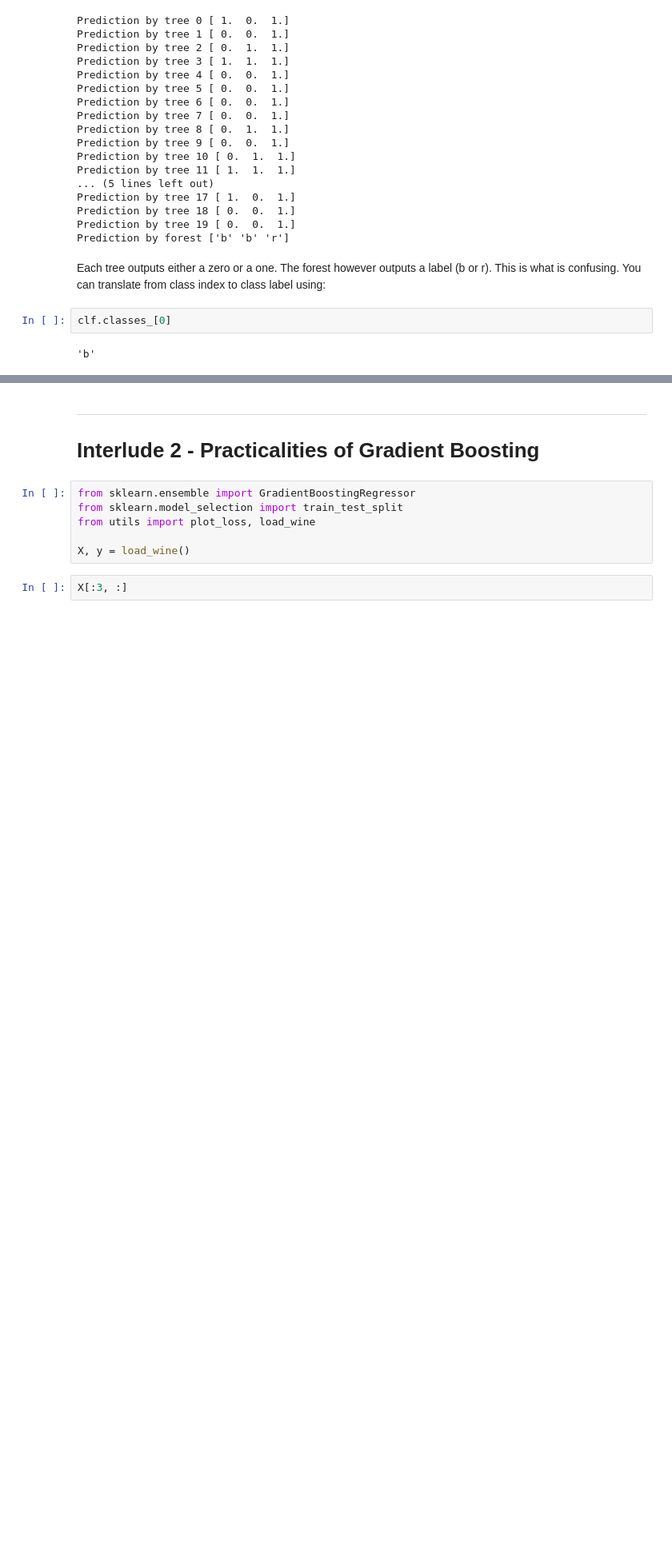
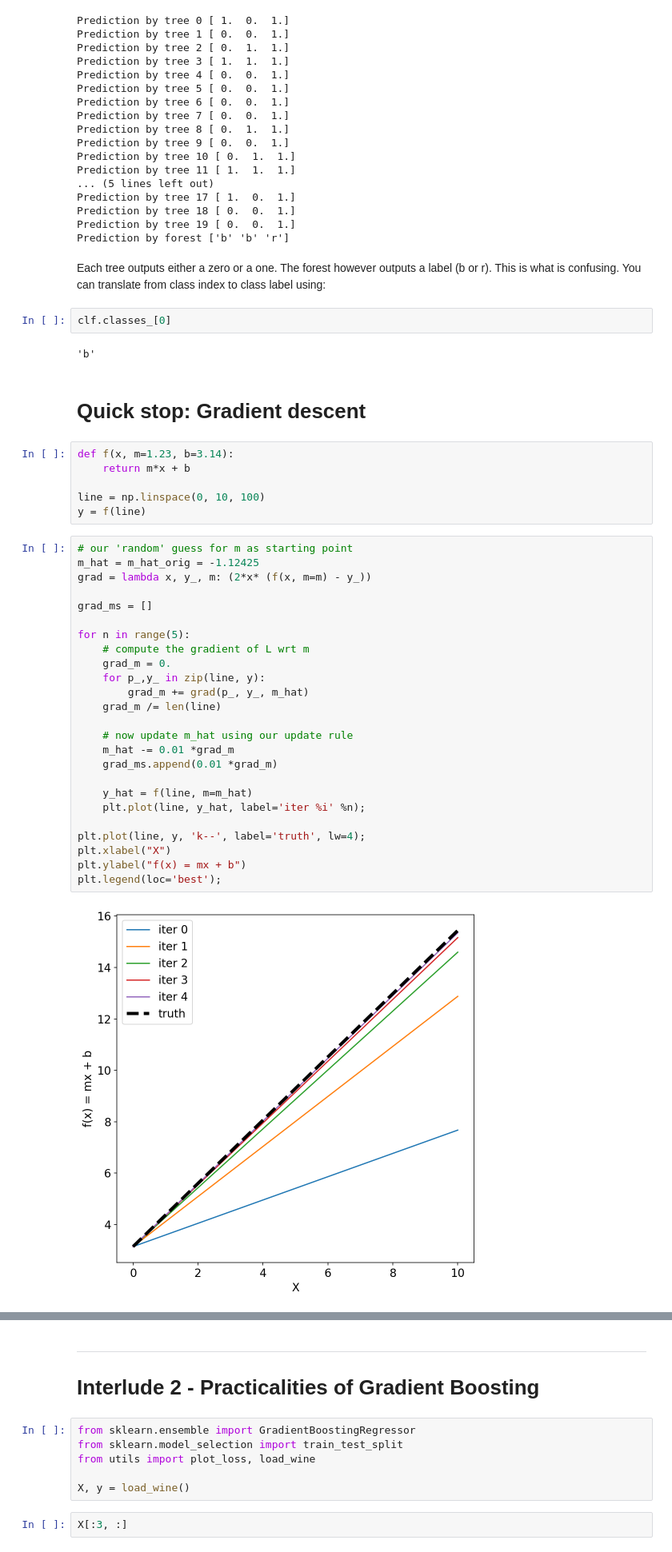
Before and after one commit to wildtreetech/advanced-computing-2018, a Jupyter notebook: material/lecture-02/lecture.ipynb, the cells around one changed output, grey strips where cells are left out. Shown at 80% size. Cells and saved outputs as stored; diff of their text form; blank space fills up the shorter version.

```diff
--- a/material/lecture-02/lecture.ipynb
+++ b/material/lecture-02/lecture.ipynb
@@ -185,3 +185,38 @@ Each tree outputs either a zero or a one. The forest however outputs a label (b
 clf.classes_[0]
 # %% [output]
 'b'
+# %% [markdown]
+# Quick stop: Gradient descent
+# %%
+def f(x, m=1.23, b=3.14):
+    return m*x + b
+
+line = np.linspace(0, 10, 100)
+y = f(line)
+# %%
+# our 'random' guess for m as starting point
+m_hat = m_hat_orig = -1.12425
+grad = lambda x, y_, m: (2*x* (f(x, m=m) - y_))
+
+grad_ms = []
+
+for n in range(5):
+    # compute the gradient of L wrt m
+    grad_m = 0.
+    for p_,y_ in zip(line, y):
+        grad_m += grad(p_, y_, m_hat)
+    grad_m /= len(line)
+
+    # now update m_hat using our update rule
+    m_hat -= 0.01 *grad_m
+    grad_ms.append(0.01 *grad_m)
+
+    y_hat = f(line, m=m_hat)
+    plt.plot(line, y_hat, label='iter %i' %n);
+
+plt.plot(line, y, 'k--', label='truth', lw=4);
+plt.xlabel("X")
+plt.ylabel("f(x) = mx + b")
+plt.legend(loc='best');
+# %% [output]
+[figure, added]
```
Also changed, not shown: parts of 2 cells of this notebook, 8 other files.
